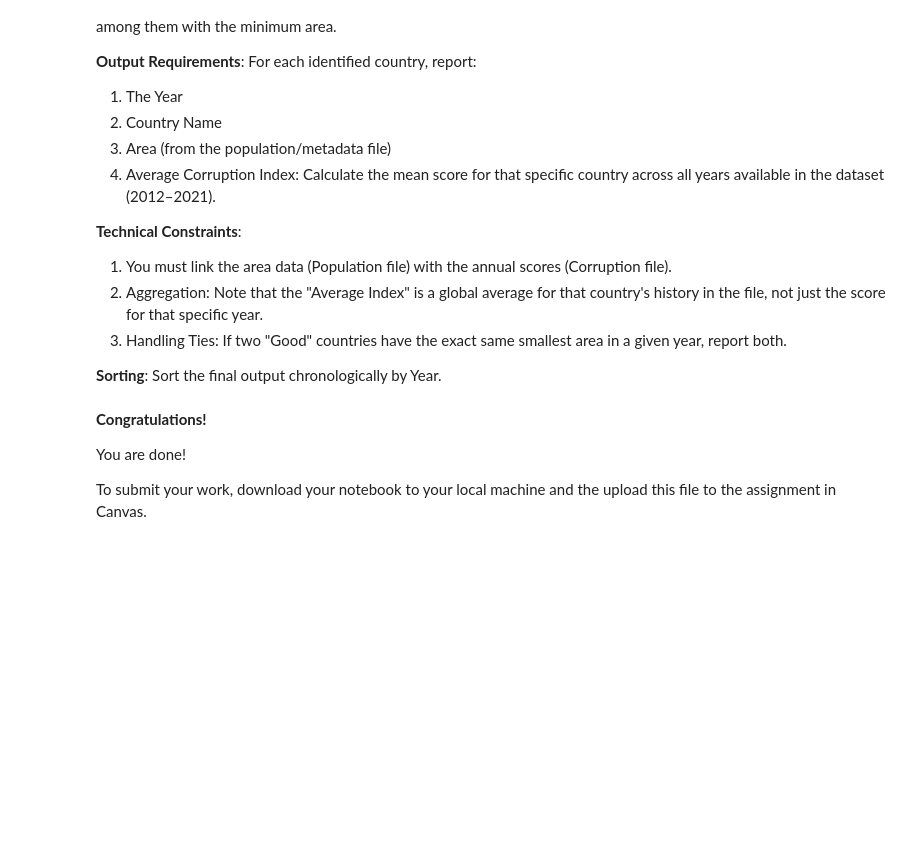
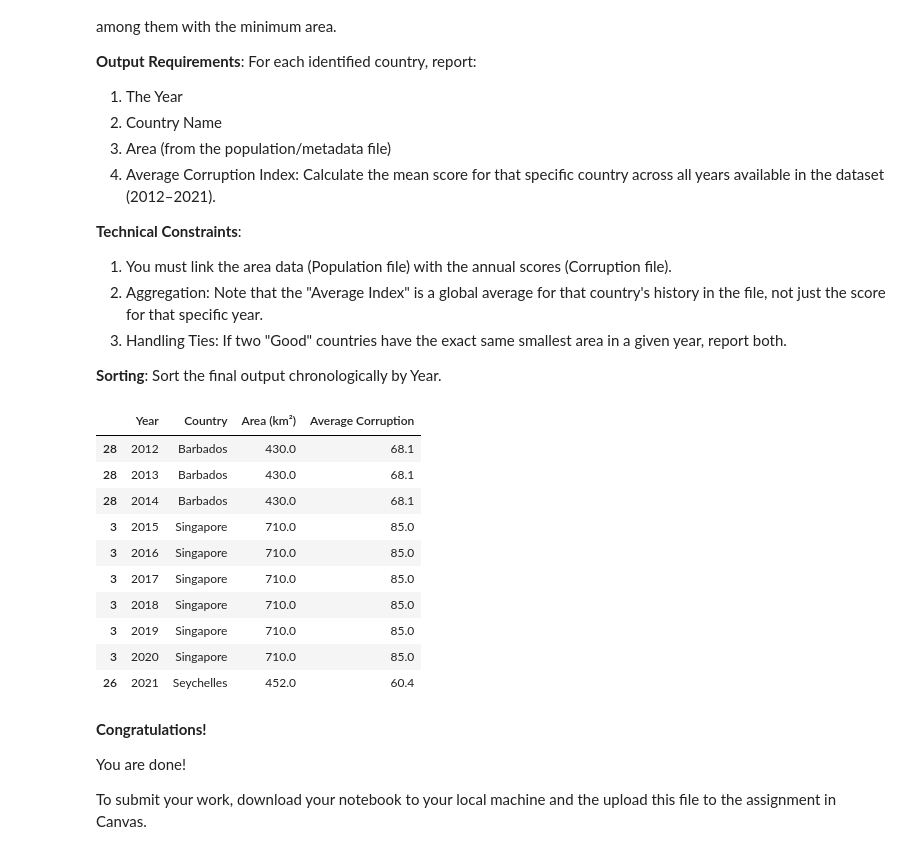
Before and after one commit to tbiehle/CSC_365, a Jupyter notebook: lab_2/Lab1-2.ipynb, the cells around one changed output. Saved outputs shown, nothing was run; the diff lists cells and outputs as text; code cells hidden in the pictures; blank space fills up the shorter version.

```diff
--- a/lab_2/Lab1-2.ipynb
+++ b/lab_2/Lab1-2.ipynb
@@ -189,4 +92,20 @@ To answer the questions below you can use any of the data representations (data
 
 **Restriction:** implement the answer to this question using loops over either the `numPy` array or the list structure.
 # %%
-### Your code goes here
+import numpy as np
+import pandas as pd
+filenameWorld = "world_population.csv"
+worldDf = pd.read_csv(filenameWorld)
+worldData = np.array(worldDf)          ## numPy array with the  world population data
+
+country = None
+
+for c in worldData:
+  if c[3] == "Nursultan":
+    country = c
+
+if country is None:
+  assert False, "Country not found."
+
+pop_diff = abs(country[6] - country[9])
+print(f"Country: {country[2]}\nPopulation change: {pop_diff}")
@@ -341,7 +455,43 @@ Ensure your results match for both methods.
 
  **Sorting**: Sort the final output chronologically by Year.
 # %%
-## Your Code Goes Here
+import numpy as np
+import pandas as pd
+filenameWorld = "world_population.csv"
+worldDf = pd.read_csv(filenameWorld)
+worldData = np.array(worldDf)
+filenameCorr = "corruption_data.csv"
+corrDf = pd.read_csv(filenameCorr)
+corrDf['region_name'] = corrDf['region_name'].str.strip()
+df = pd.merge(worldDf, corrDf, left_on='Country', right_on='region_name', how='right')
+years = [str(y) for y in range(2012, 2022)]
+df['Average Corruption'] = df[years].mean(axis=1)
+
+report = []
+for year in years:
+  good = df[df[year] >= 70]
+
+  if good.empty:
+    continue
+
+  found = good[good['Area (km²)'] == good['Area (km²)'].min()].copy()
+  found['Year'] = year
+  report.append(found[['Year', 'Country', 'Area (km²)', 'Average Corruption']])
+
+report = pd.concat(report)
+report
+# %% [output]
+|  | Year | Country | Area (km²) | Average Corruption |
+| 28 | 2012 | Barbados | 430.0 | 68.1 |
+| 28 | 2013 | Barbados | 430.0 | 68.1 |
+| 28 | 2014 | Barbados | 430.0 | 68.1 |
+| 3 | 2015 | Singapore | 710.0 | 85.0 |
+| 3 | 2016 | Singapore | 710.0 | 85.0 |
+| 3 | 2017 | Singapore | 710.0 | 85.0 |
+| 3 | 2018 | Singapore | 710.0 | 85.0 |
+| 3 | 2019 | Singapore | 710.0 | 85.0 |
+| 3 | 2020 | Singapore | 710.0 | 85.0 |
+| 26 | 2021 | Seychelles | 452.0 | 60.4 |
 # %% [markdown]
 **Congratulations!**
 
```
Also changed, not shown: parts of 19 cells of this notebook.
